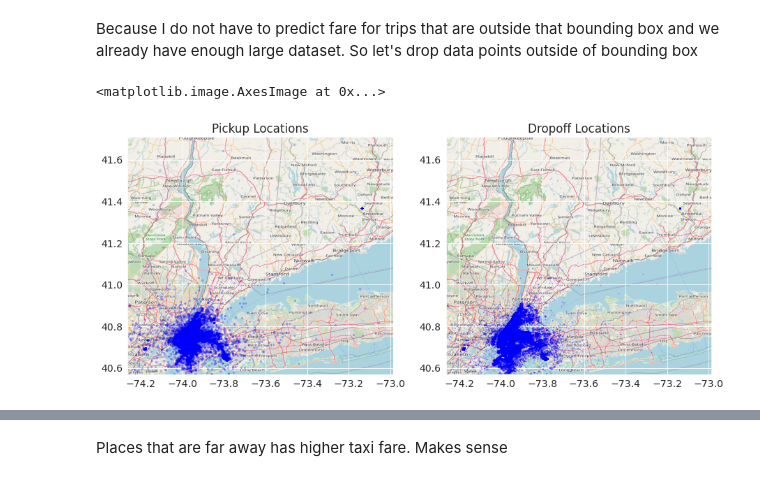
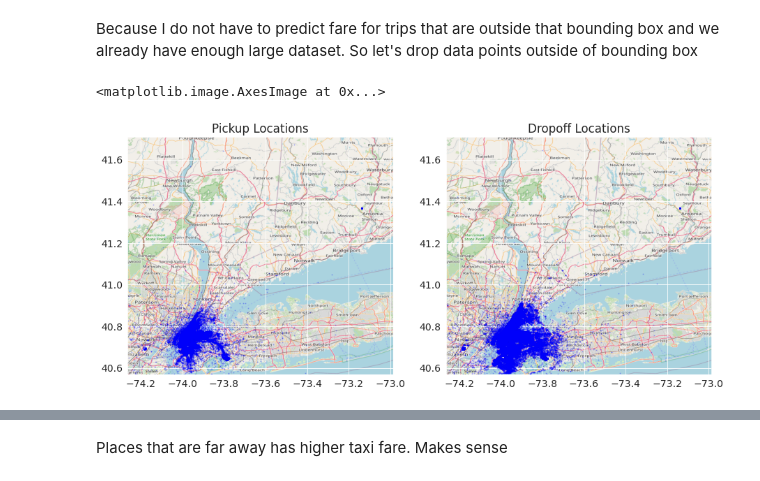
Before and after one commit to Tkvmaster/NYC-Taxi-Fare-Prediction, a Jupyter notebook: xgboost-lgbm-dnn.ipynb, the cells around one changed output, grey strips where cells are left out. Saved outputs shown, nothing was run; the diff lists cells and outputs as text; code cells hidden in the pictures.

```diff
--- a/xgboost-lgbm-dnn.ipynb
+++ b/xgboost-lgbm-dnn.ipynb
@@ -325,9 +325,6 @@ Some observations about the test set:
 We can use the ranges of the test set to drop outliers/invalid data from the training set.
 # %%
 taxi_df = taxi_df.dropna()
-test_df = test_df.dropna()
-# %%
-taxi_df = taxi_df[(taxi_df['fare_amount']>=0)]
 # %%
 # import libraries for data visulization
 import matplotlib
@@ -351,3 +350,5 @@ sns.displot(taxi_df['fare_amount'], kde=False, bins=100)
+# %%
+taxi_df = taxi_df[(taxi_df['fare_amount']>0) & (taxi_df['fare_amount'] <= 200)]
 # %%
 sns.displot(taxi_df[taxi_df['fare_amount']<=100]['fare_amount'], kde=False, bins=100)
 # %% [output]
@@ -389,5 +390,5 @@ Although it is unlikely for taxi to have more than 5 passanger. Even if i consid
 # %%
-taxi_df = taxi_df.drop(taxi_df[taxi_df['passenger_count']>8].index, axis = 0)
+taxi_df = taxi_df[(taxi_df['passenger_count']<=8) & (taxi_df['passenger_count']>0)]
 # %% [markdown]
 Now because we have longitude and latitude. So We have plot these coordinate on a map to get a better view and see if there is some data to be cleaned.
 First let's define the Bounding Box from data of test dataset. Bounding Box is the area defined by two longitudes and two latitudes that will include all spatial points.
@@ -428,22 +429,22 @@ taxi_df = taxi_df[(taxi_df.pickup_longitude >= bbox[0]) & (taxi_df.pickup_longit
             (taxi_df.dropoff_latitude >= bbox[2]) & (taxi_df.dropoff_latitude <= bbox[3])]
 # %%
 fig, ax = plt.subplots(1, 2, figsize = (15,9))
-ax[0].scatter(taxi_df['pickup_longitude'], taxi_df['pickup_latitude'], zorder=1, alpha= 0.2, c='b', s=5)
+ax[0].scatter(taxi_df['pickup_longitude'], taxi_df['pickup_latitude'], zorder=1, alpha= 0.2, c='b', s=1)
 ax[0].set_title('Pickup Locations')
 ax[0].set_xlim(bbox[0],bbox[1])
 ax[0].set_ylim(bbox[2],bbox[3])
 ax[0].imshow(nyc_map, zorder=0, extent = bbox, aspect= 'equal')
 
 ax[1].scatter(taxi_df['dropoff_longitude'], taxi_df['dropoff_latitude'], zorder=1, alpha= 0.2, c='b', s=1)
 ax[1].set_title('Dropoff Locations')
 ax[1].set_xlim(bbox[0],bbox[1])
 ax[1].set_ylim(bbox[2],bbox[3])
 ax[1].imshow(nyc_map, zorder=0, extent = bbox, aspect= 'equal')
 
 plt.imshow(nyc_map)
 # %% [output]
 <matplotlib.image.AxesImage at 0x...>
-[figure, old version]
+[figure, new version]
 # %%
 longitude = list(taxi_df.pickup_longitude) + list(taxi_df.dropoff_longitude)
 latitude = list(taxi_df.pickup_latitude) + list(taxi_df.dropoff_latitude)
```
Also changed, not shown: parts of 115 cells of this notebook.
